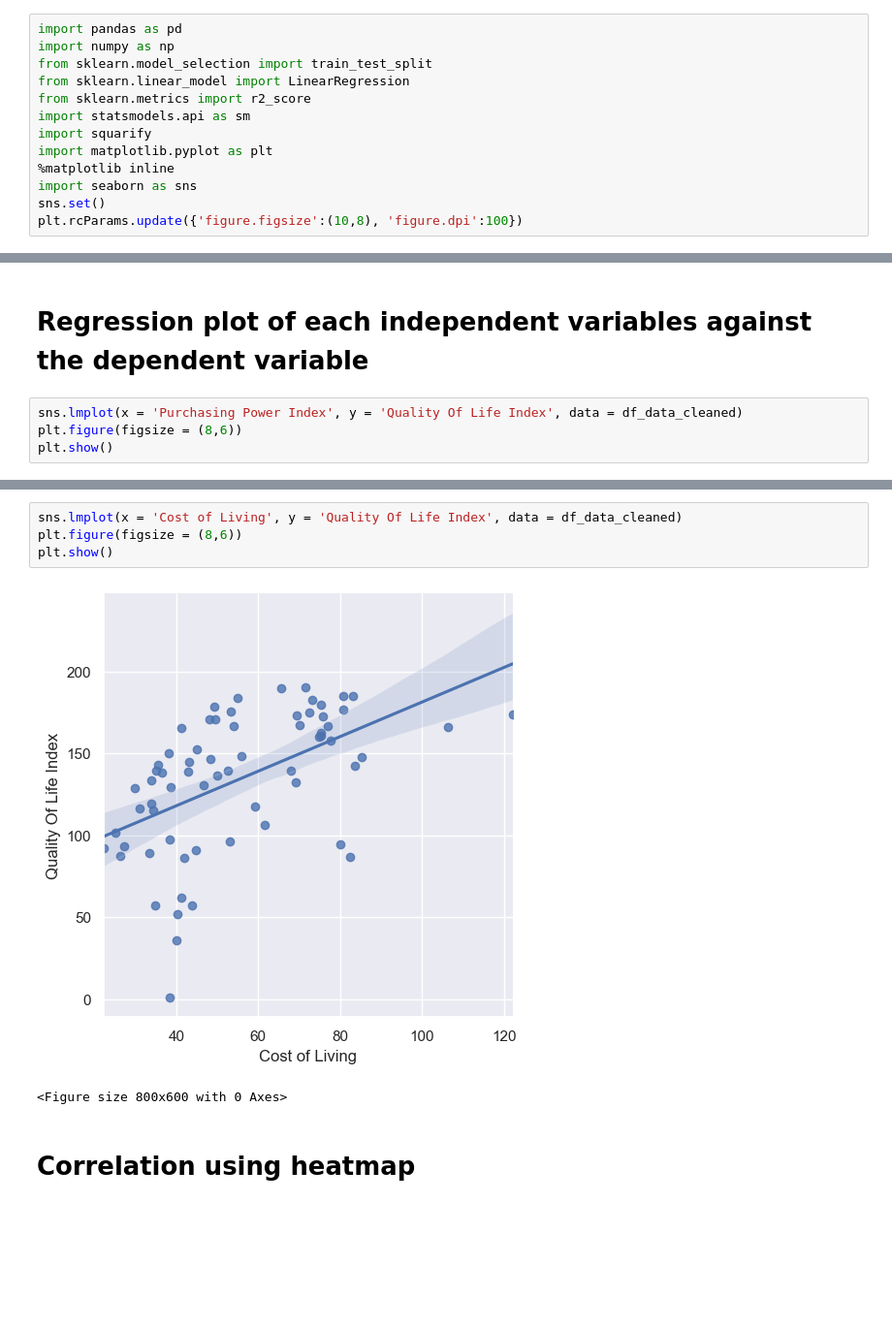
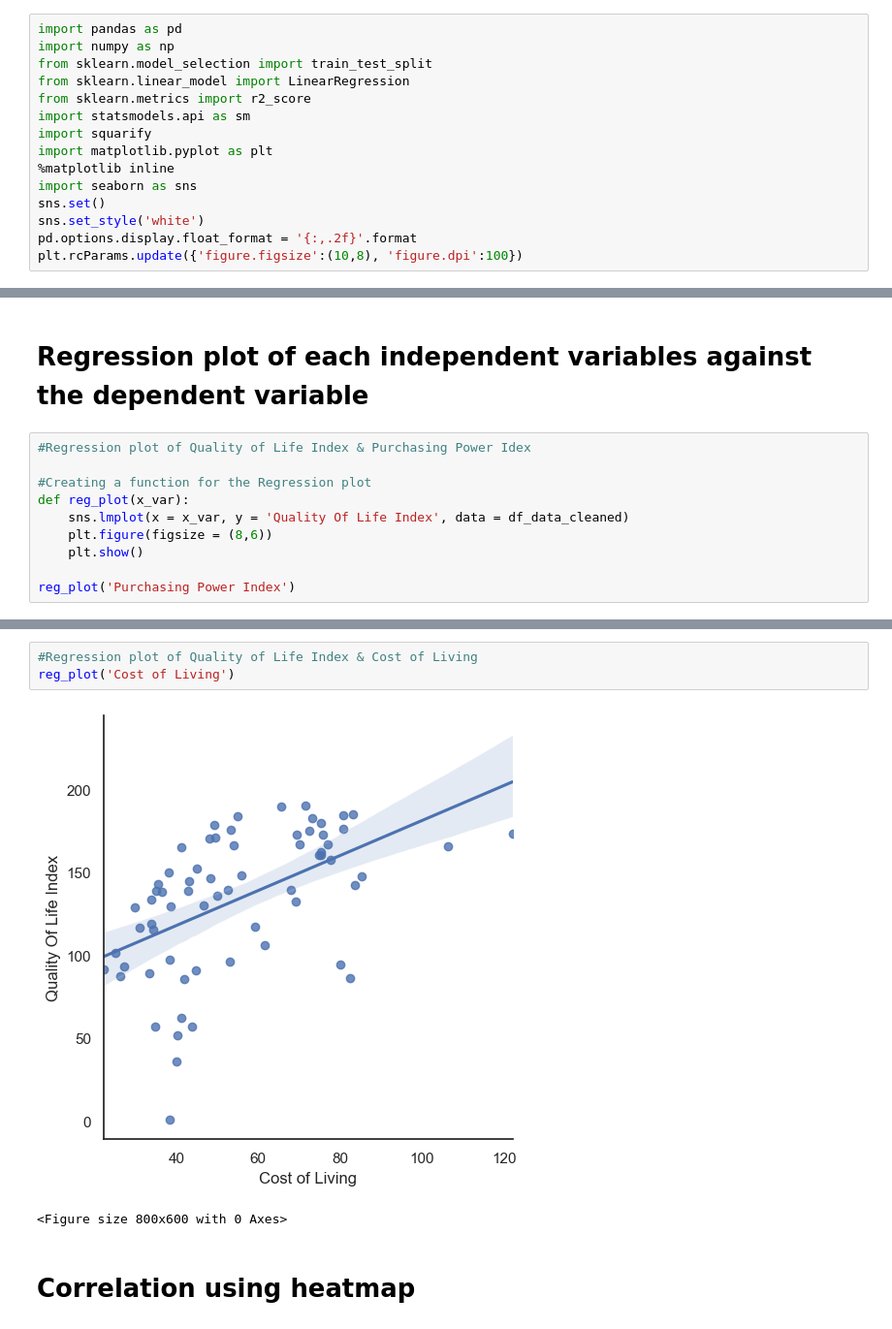
Before and after one commit to NigelGondo/Portfolio_Projects, a Jupyter notebook: Multiple Linear Regression (Quality of Life Index vs Other Socio-Economic Indices).ipynb, the cells around one changed output, grey strips where cells are left out. Shown at 97% size. Drawn from its saved outputs; the diff is of its cells as text; blank space fills up the shorter version.

```diff
--- a/Multiple Linear Regression (Quality of Life Index vs Other Socio-Economic Indices).ipynb
+++ b/Multiple Linear Regression (Quality of Life Index vs Other Socio-Economic Indices).ipynb
@@ -12,6 +12,8 @@ import matplotlib.pyplot as plt
 %matplotlib inline
 import seaborn as sns
 sns.set()
+sns.set_style('white')
+pd.options.display.float_format = '{:,.2f}'.format
 plt.rcParams.update({'figure.figsize':(10,8), 'figure.dpi':100})
 # %% [markdown]
 # Brief Comments
@@ -185,7 +232,13 @@ Notes:
 # %% [markdown]
 # Regression plot of each independent variables against the dependent variable
 # %%
-sns.lmplot(x = 'Purchasing Power Index', y = 'Quality Of Life Index', data = df_data_cleaned)
-plt.figure(figsize = (8,6))
-plt.show()
+#Regression plot of Quality of Life Index & Purchasing Power Idex
+
+#Creating a function for the Regression plot
+def reg_plot(x_var):
+    sns.lmplot(x = x_var, y = 'Quality Of Life Index', data = df_data_cleaned)
+    plt.figure(figsize = (8,6))
+    plt.show()
+
+reg_plot('Purchasing Power Index')
 # %% [output]
@@ -207,10 +258,9 @@ plt.show()
 <Figure size 800x600 with 0 Axes>
 # %%
-sns.lmplot(x = 'Cost of Living', y = 'Quality Of Life Index', data = df_data_cleaned)
-plt.figure(figsize = (8,6))
-plt.show()
+#Regression plot of Quality of Life Index & Cost of Living
+reg_plot('Cost of Living')
 # %% [output]
-[figure, old version]
+[figure, new version]
 <Figure size 800x600 with 0 Axes>
 # %% [markdown]
 # Correlation using heatmap
```
Also changed, not shown: parts of 14 cells of this notebook.
